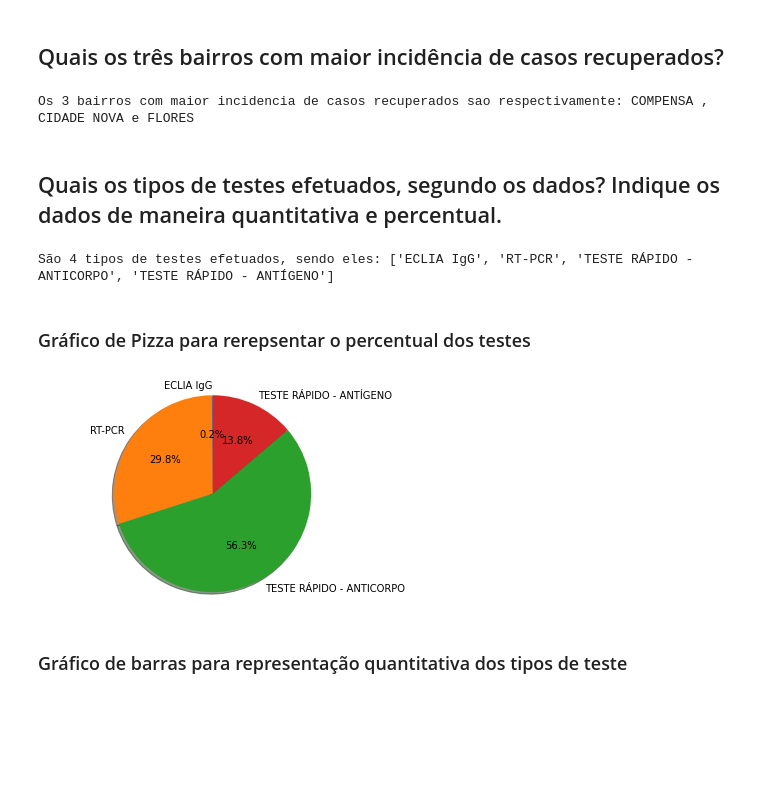
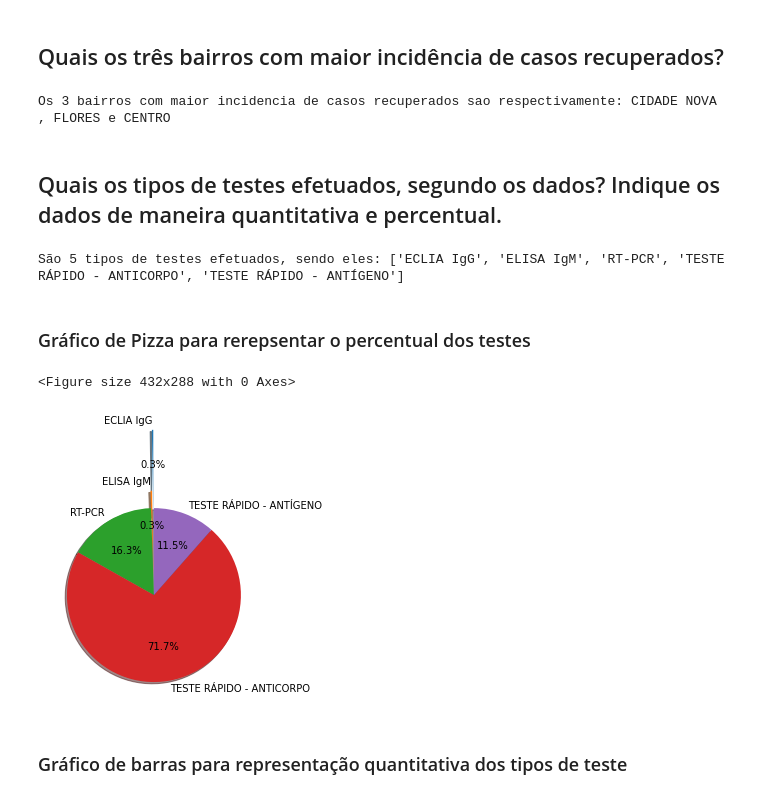
Before and after one commit to levidasilvalima/RNA-PP1, a Jupyter notebook: RedesNeuraisArtificiais_Projeto1.ipynb, the cells around one changed output. Saved outputs shown, nothing was run; the diff lists cells and outputs as text; code cells hidden in the pictures; blank space fills up the shorter version.

Commit message:
Tópico 2.2 Visualização de Dados - Item 2

```diff
--- a/RedesNeuraisArtificiais_Projeto1.ipynb
+++ b/RedesNeuraisArtificiais_Projeto1.ipynb
@@ -26,7 +26,7 @@ Mounted at /content/drive/
 
 - CSV baixado no dia 31-07-2020
 # %%
-df = pd.read_csv('/content/drive/My Drive/Colab Notebooks/Manaus.csv', sep=';', encoding='ISO-8859-1')
+df = pd.read_csv('/content/drive/My Drive/RNAFiles/Manaus.csv', sep=';', encoding='ISO-8859-1')
 # %% [output]
 Columns (12,15,22,24,30,31,32,33,35) have mixed types.Specify dtype option on import or set low_memory=False.
 # %% [markdown]
@@ -92,7 +92,7 @@ df = df.drop(columns=['_dt_evolucao',
 df = df.drop(columns=['_origem'])                                    # Apagar atributos relativos a origem
 df = df.drop(columns=['_evolução',
                       '_criterio'])                                  # Apagar atributos desnecessarios
-df = df.dropna(subset=df.columns.values)                             # Apagar linhas com atributos nulos
+# df = df.dropna(subset=df.columns.values)                             # Apagar linhas com atributos nulos
 # %% [markdown]
 ## Quantos exemplos e atributos há na base de dados após a limpeza e organização?
 # %%
@@ -176,7 +176,7 @@ second = dfBairro[1][0]
 third = dfBairro[2][0]
 print("\nOs 3 bairros com maior incidencia de casos recuperados sao respectivamente:", first, "," , second, "e" , third)
 # %% [output]
-Os 3 bairros com maior incidencia de casos recuperados sao respectivamente: COMPENSA , CIDADE NOVA e FLORES
+Os 3 bairros com maior incidencia de casos recuperados sao respectivamente: CIDADE NOVA , FLORES e CENTRO
 # %% [markdown]
 ## Quais os tipos de testes efetuados, segundo os dados? Indique os dados de maneira quantitativa e percentual.
 # %%
@@ -190,24 +190,26 @@ for i in typeTest:
   types.append(i)
 print("\nSão", len(types), "tipos de testes efetuados, sendo eles:", types)
 # %% [output]
-São 4 tipos de testes efetuados, sendo eles: ['ECLIA IgG', 'RT-PCR', 'TESTE RÁPIDO - ANTICORPO', 'TESTE RÁPIDO - ANTÍGENO']
+São 5 tipos de testes efetuados, sendo eles: ['ECLIA IgG', 'ELISA IgM', 'RT-PCR', 'TESTE RÁPIDO - ANTICORPO', 'TESTE RÁPIDO - ANTÍGENO']
 # %% [markdown]
 ### Gráfico de Pizza para rerepsentar o percentual dos testes
 # %%
 percentual = []
+plt.clf()
 total = dfTipoTeste["_idade"].sum()
 for i in range (len(dfTipoTeste["_idade"])):
   atual = dfTipoTeste["_idade"][i]
   percentual.append((atual/total)*100)
 labels = types
 sizes = percentual
-explode = (0,0,0, 0)
+explode = (0.9,0.2,0, 0, 0)
 fig1, ax1 = plt.subplots()
 ax1.pie(sizes, explode=explode, labels=labels, autopct='%1.1f%%', shadow=True, startangle=90)
-ax1.axis('equal')
+# ax1.axis('equal')
 plt.show()
 # %% [output]
+<Figure size 432x288 with 0 Axes>
-[figure, old version]
+[figure, new version]
 # %% [markdown]
 ### Gráfico de barras para representação quantitativa dos tipos de teste
 # %%
```
Also changed, not shown: parts of 16 cells of this notebook.
